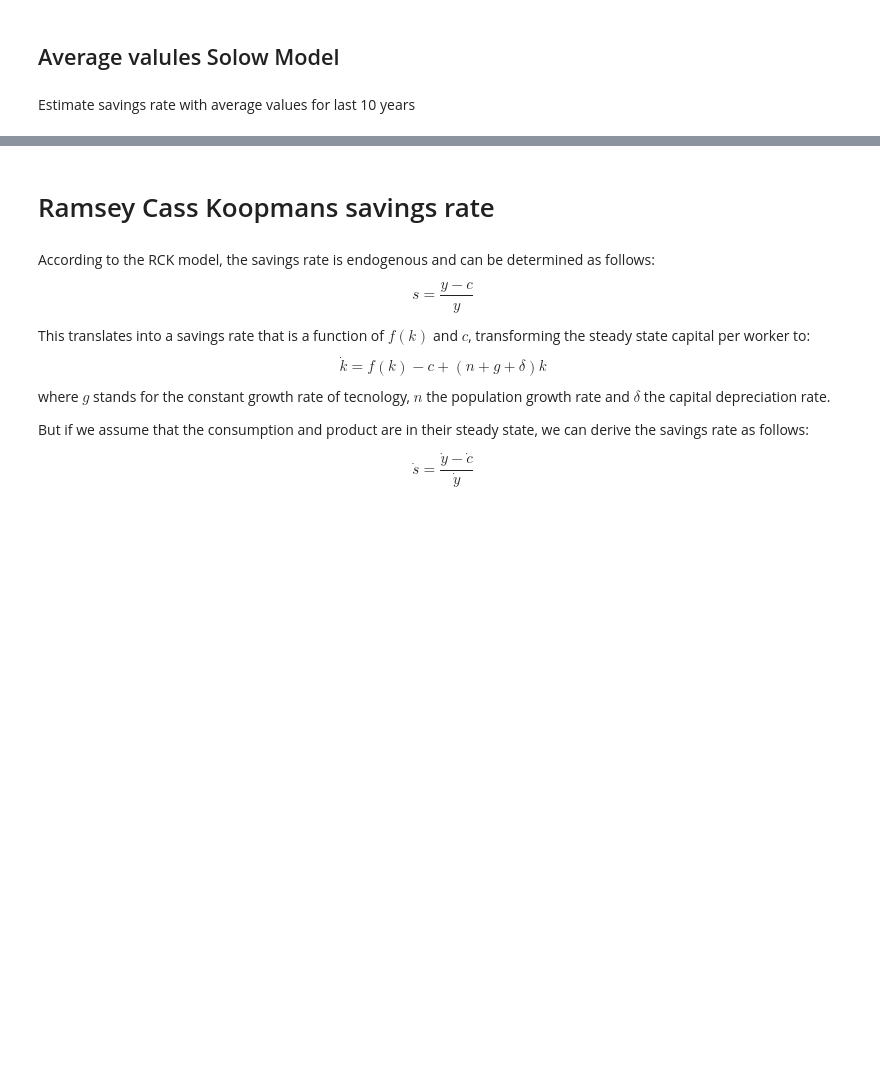
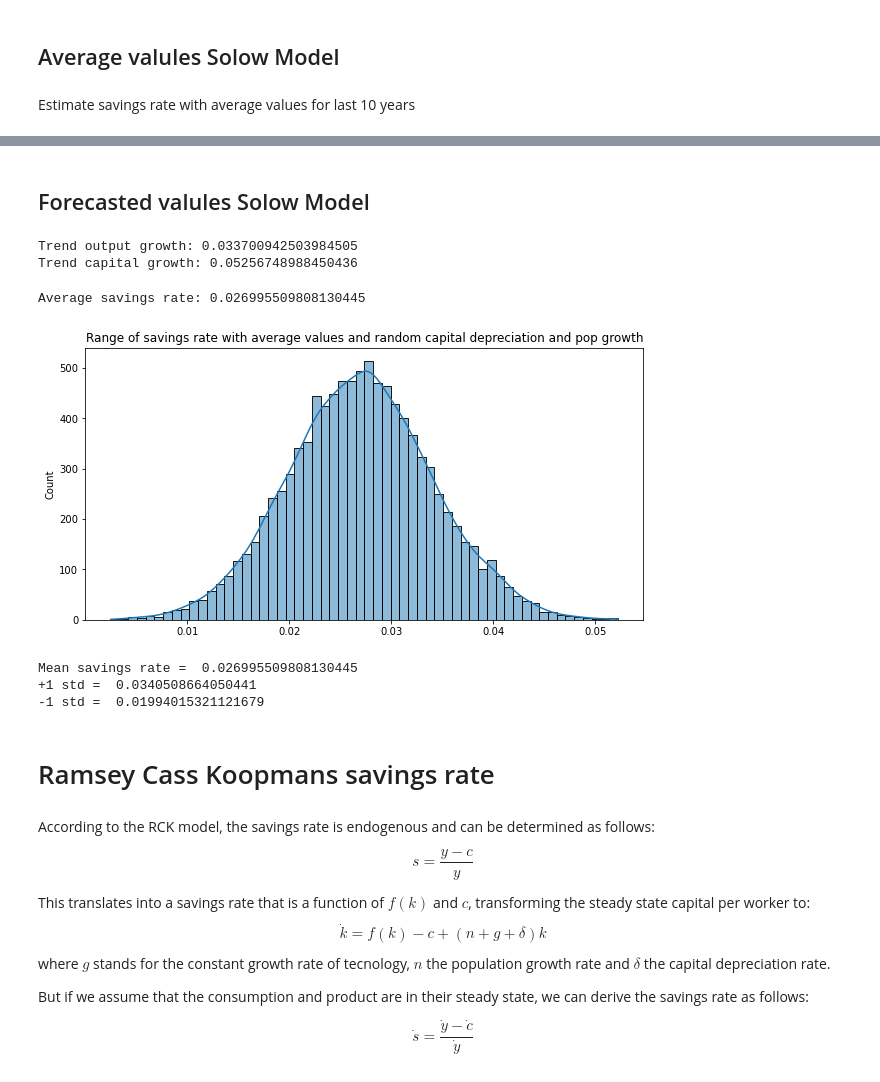
Before and after one commit to danielgsura/macro, a Jupyter notebook: GDP/Golden Rule approach_____.ipynb, the cells around one changed output, grey strips where cells are left out. Cells and saved outputs as stored; diff of their text form; code cells hidden in the pictures; blank space fills up the shorter version.

Commit message:
solow forecasted values for k and y

```diff
--- a/GDP/Golden Rule approach_____.ipynb
+++ b/GDP/Golden Rule approach_____.ipynb
@@ -270,3 +270,59 @@ Average savings rate: 0.02412694626520332
+# %% [markdown]
+## Forecasted valules Solow Model
+# %%
+# Hodrick and Prescott filter for trend and cycle
+df['cycle_k_growth'], df['trend_k_growth'] = sm.tsa.filters.hpfilter(df['k_growth'], lamb= 1600)
+df['cycle_y_growth'], df['trend_y_growth'] = sm.tsa.filters.hpfilter(df['y_growth'], lamb= 1600)
+
+# all history of growth
+#y_growth = df['trend_y_growth'].mean()
+#k_growth = df['trend_k_growth'].mean()
+
+# take last 20 years of growth
+y_growth = df['trend_y_growth'][-20:].mean()
+k_growth = df['trend_k_growth'][-20:].mean()
+
+print('Trend output growth:', y_growth)
+print('Trend capital growth:', k_growth)
+# %% [output]
+Trend output growth: 0.033700942503984505
+Trend capital growth: 0.05256748988450436
+# %%
+import random
+y_21 = df['trend_y'].iloc[-1] # 2021
+k_21 = df['trend_k'].iloc[-1] # 2021
+
+y_f10y = y_21 * ((1+y_growth)**(10)) # 10y cumprod
+k_f10y = k_21 * ((1+k_growth)**(10)) # 10y cumprod
+n_f10y_medium =  df_n['n_medium'][0:10].mean() # 10y forecast average medium
+n_f10y_high =  df_n['n_high'][0:10].mean() # 10y forecast average high
+n_f10y_low =  df_n['n_low'][0:10].mean() # 10y forecast average low
+
+n_scenarios = [n_f10y_medium, n_f10y_high, n_f10y_low] #3 scenarios of population growth
+
+forecast_s_random = []
+
+for i in range(len(delta_random)):
+    n_random = random.sample(n_scenarios, 1)[0] #random sample for population growth
+    s = savings_rate(delta_random[i], n_random, y_f10y, k_f10y) #calculate savings rate
+    forecast_s_random.append(s) #append
+
+print('Average savings rate:', np.mean(forecast_s_random))
+plt.figure(figsize=(10,5))
+sns.histplot(forecast_s_random, kde = True)
+plt.title('Range of savings rate with average values and random capital depreciation and pop growth')
+plt.show()
+# %% [output]
+Average savings rate: 0.026995509808130445
+[figure, added]
+# %%
+print('Mean savings rate = ',np.mean(forecast_s_random))
+print('+1 std = ',np.mean(forecast_s_random) + np.std(forecast_s_random))
+print('-1 std = ',np.mean(forecast_s_random) - + np.std(forecast_s_random))
+# %% [output]
+Mean savings rate =  0.026995509808130445
++1 std =  0.0340508664050441
+-1 std =  0.01994015321121679
 # %% [markdown]
 # Ramsey Cass Koopmans savings rate
 # %% [markdown]
```
Also changed, not shown: parts of 8 cells of this notebook, 1 other file.
